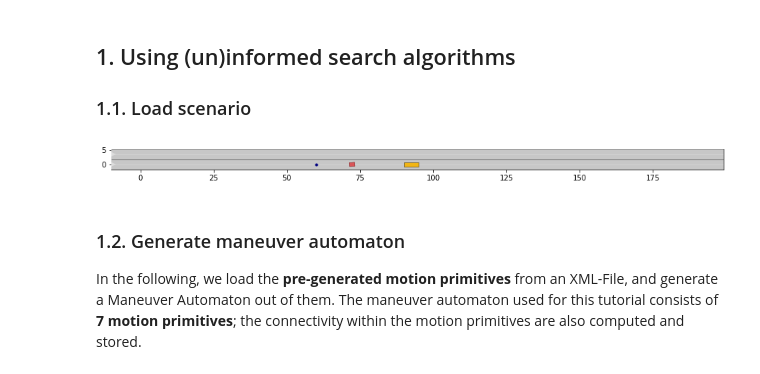
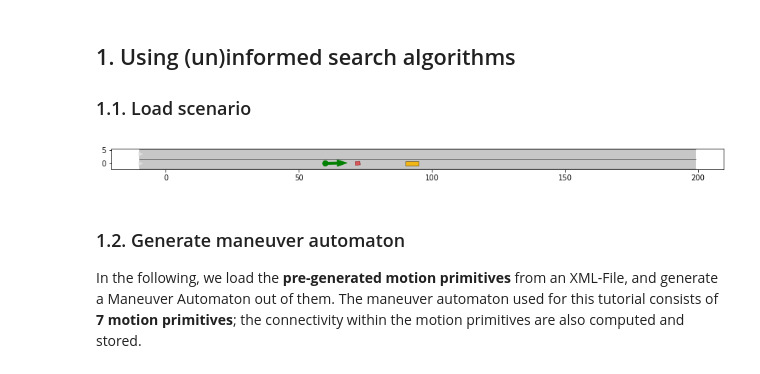
Before and after one commit to geraldfw/Perlen2-CommonRoad-Search, a Jupyter notebook: tutorials/lecture_demo_commonroad_search.ipynb, the cells around one changed output. Drawn from its saved outputs; the diff is of its cells as text; code cells hidden in the pictures.

```diff
--- a/tutorials/lecture_demo_commonroad_search.ipynb
+++ b/tutorials/lecture_demo_commonroad_search.ipynb
@@ -26,22 +26,24 @@ from SMP.motion_planner.utility import plot_primitives, display_steps
 # %%
 # load scenario
 path_scenario = os.path.join(path_notebook, "../scenarios/tutorial/")
 id_scenario = 'ZAM_Tutorial_Urban-3_2'
 
 # read in scenario and planning problem set
 scenario, planning_problem_set = CommonRoadFileReader(path_scenario + id_scenario + '.xml').open()
 # retrieve the first planning problem in the problem set
 planning_problem = list(planning_problem_set.planning_problem_dict.values())[0]
 
 # plot the scenario and the planning problem set
 plt.figure(figsize=(15, 5))
-draw_object(scenario)
-draw_object(planning_problem_set)
-plt.gca().set_aspect('equal')
-plt.margins(0, 0)
+renderer = MPRenderer()
+
+scenario.draw(renderer)
+planning_problem_set.draw(renderer)
+
+renderer.render()
 plt.show()
 # %% [output]
-[figure, old version]
+[figure, new version]
 # %% [markdown]
 ### 1.2. Generate maneuver automaton
 In the following, we load the **pre-generated motion primitives** from an XML-File, and generate a Maneuver Automaton out of them. The maneuver automaton used for this tutorial consists of **7 motion primitives**; the connectivity within the motion primitives are also computed and stored.
```
Also changed, not shown: parts of 9 cells of this notebook, 1 other file.
